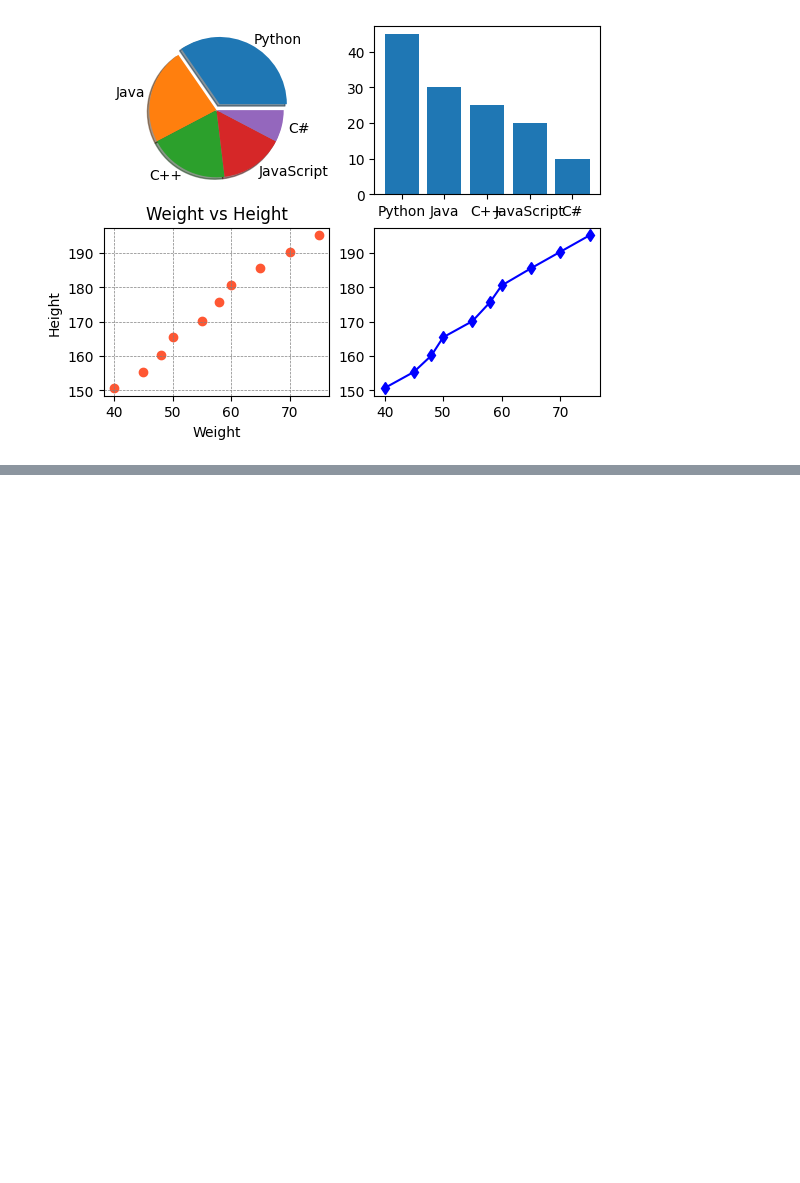
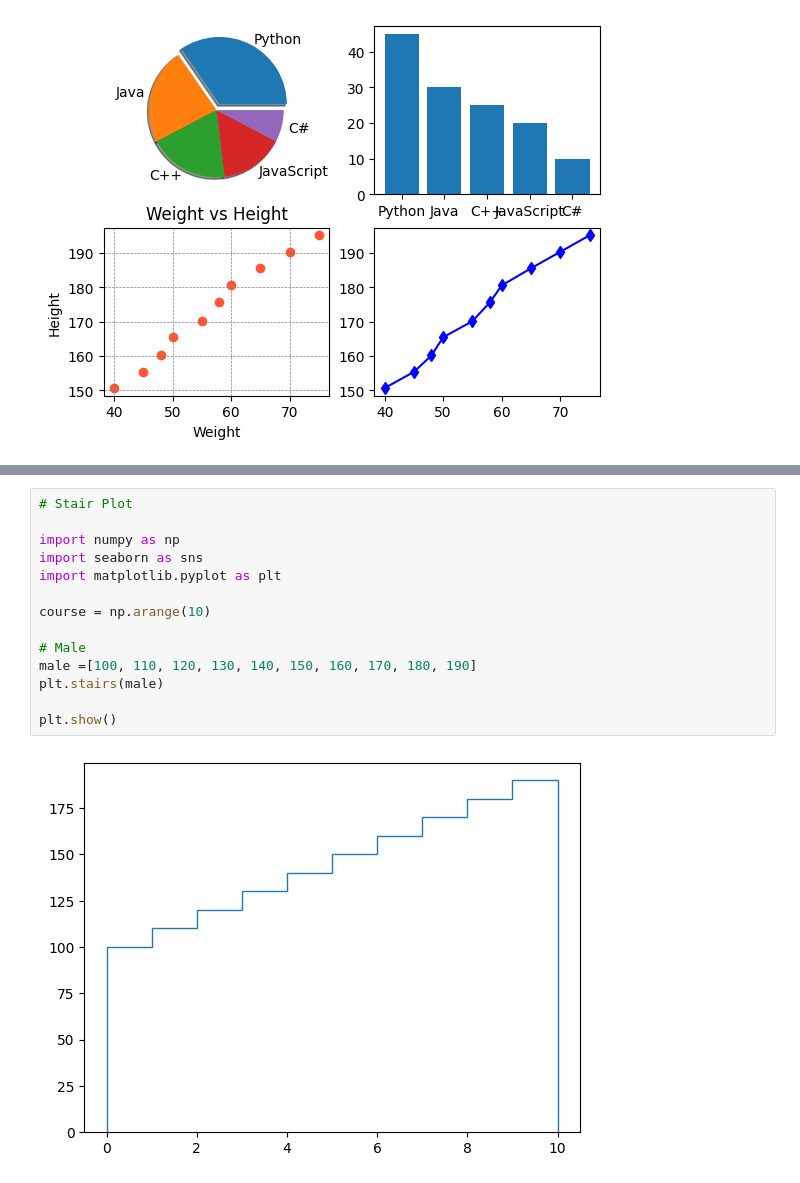
Before and after one commit to sanjaikannang/AI-ML, a Jupyter notebook: Module_7/Day-1/Day-1.ipynb, the cells around one changed output, grey strips where cells are left out. Drawn from its saved outputs; the diff is of its cells as text; blank space fills up the shorter version.

```diff
--- a/Module_7/Day-1/Day-1.ipynb
+++ b/Module_7/Day-1/Day-1.ipynb
@@ -155,0 +194,16 @@ plt.show()
+# %%
+# Stair Plot
+
+import numpy as np
+import seaborn as sns
+import matplotlib.pyplot as plt
+
+course = np.arange(10)
+
+# Male
+male =[100, 110, 120, 130, 140, 150, 160, 170, 180, 190]
+plt.stairs(male)
+
+plt.show()
+# %% [output]
+[figure, added]
```
Also changed, not shown: parts of 4 cells of this notebook.
